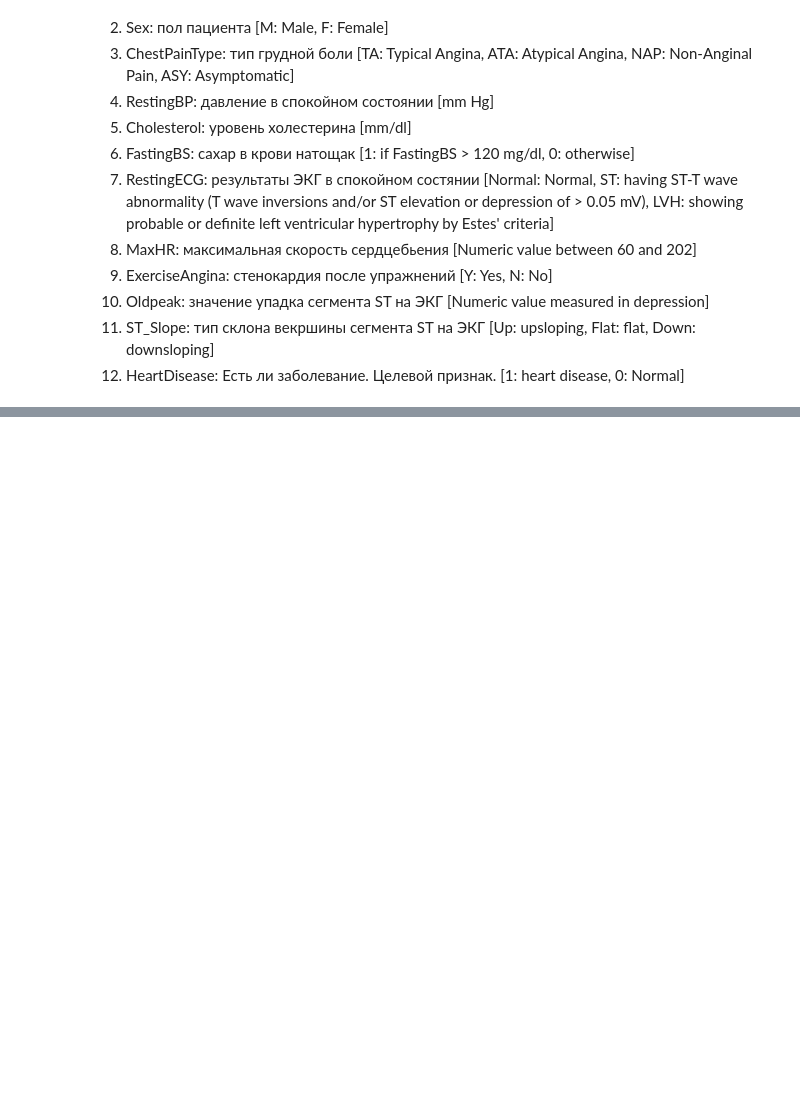
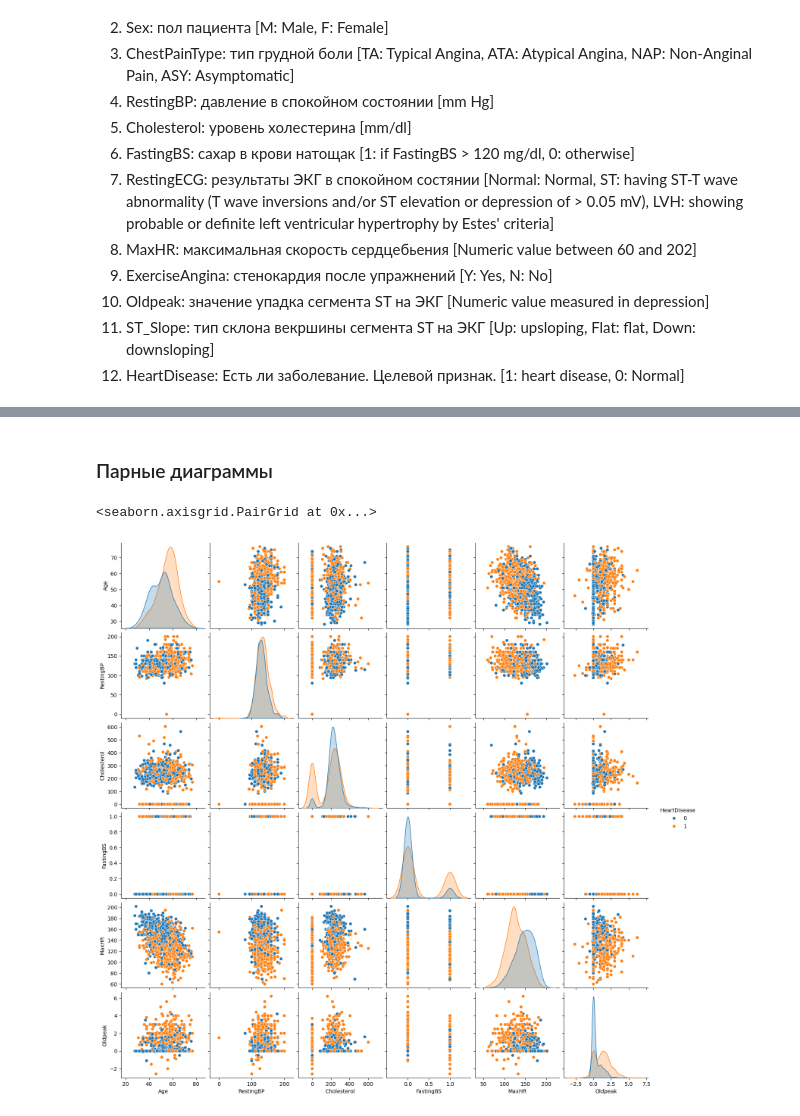
Before and after one commit to DeOwl/Machine_learning_6_sem, a Jupyter notebook: lab_1.ipynb, the cells around one changed output, grey strips where cells are left out. Cells and saved outputs as stored; diff of their text form; code cells hidden in the pictures; blank space fills up the shorter version.

```diff
--- a/lab_1.ipynb
+++ b/lab_1.ipynb
@@ -34,0 +174,7 @@ https://www.kaggle.com/datasets/fedesoriano/heart-failure-prediction
+# %% [markdown]
+### Парные диаграммы
+# %%
+sns.pairplot(data, hue="HeartDisease")
+# %% [output]
+<seaborn.axisgrid.PairGrid at 0x...>
+[figure, added]
```
Also changed, not shown: parts of 19 cells of this notebook.
